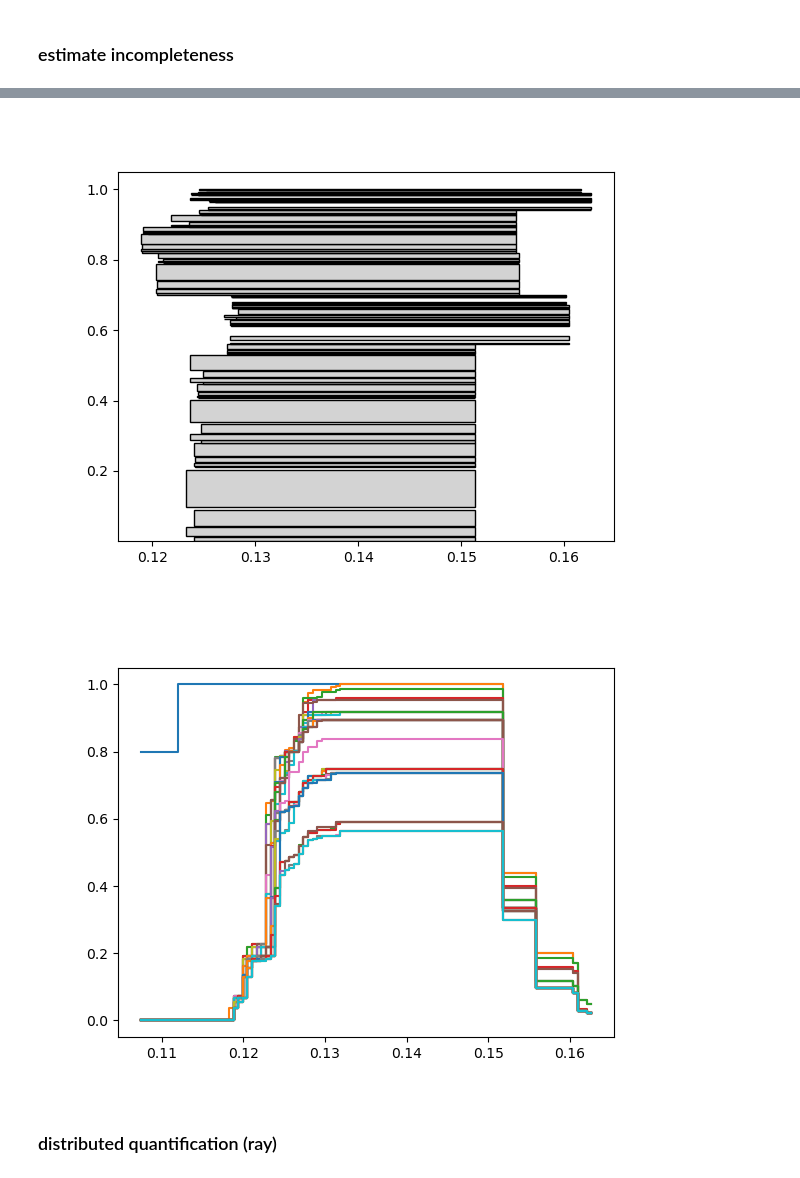
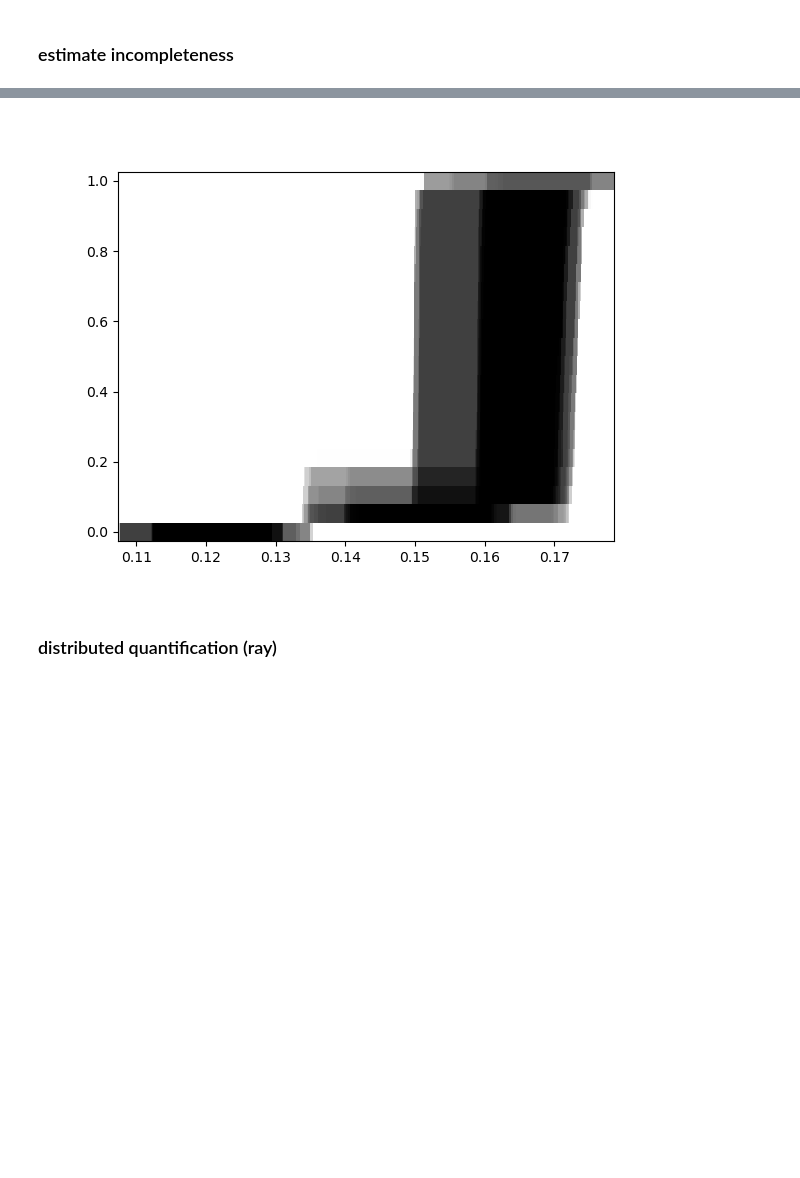
Before and after one commit to simonmarwitz/oma_uq, a Jupyter notebook: evicential_stochastic_beam.ipynb, the cells around one changed output, grey strips where cells are left out. Drawn from its saved outputs; the diff is of its cells as text; code cells hidden in the pictures; blank space fills up the shorter version.

```diff
--- a/evicential_stochastic_beam.ipynb
+++ b/evicential_stochastic_beam.ipynb
@@ -464,7 +461,7 @@ def density(samp, weights, i_stat, min_max, target_densities, bin_width=None):
     target_p = target_densities[i_stat]
     if bin_width is None: # should probably be fixed prior to optimize_inc. how?
         quantiles = weighted_quantile(samp, [0.25,0.75], weights,True)
-        bin_width = np.diff(quantiles)/np.power(len(N_mcs_ale),1/3) * 2 # fd rule
+        bin_width = np.diff(quantiles)/np.power(N_mcs_ale,1/3) * 2 # fd rule
     p_prev = 0
     it = range(N_mcs_ale)
     # if min_max==-1:
@@ -495,7 +492,7 @@ def density(samp, weights, i_stat, min_max, target_densities, bin_width=None):
             break
         p_prev = p_curr
     else: # did not find a bin with target density
-        plt.hist(samp, weights=weights, density=True, bins=150)
+        plt.hist(samp, weights=weights, density=True, bins=np.arange(samp.min(), samp.max(), bin_width))
         plt.plot(samp, densities)
         return np.nan
 
@@ -518,6 +515,15 @@ def density(samp, weights, i_stat, min_max, target_densities, bin_width=None):
 
     return (y0 * (x1 - target_p) + y1 * (target_p - x0))/(x1 - x0)
 
+def ecdf(samp, weights, i_stat, min_max, target_probabilities):
+    # requires sorted samples
+    ecdf = np.cumsum(weights)
+    # print(np.interp(target_probabilities[i_stat], ecdf,samp))
+    # plt.hist(samp, weights=weights, density=True, cumulative=True, bins=50)
+    # plt.plot(samp, ecdf)
+    # plt.plot(np.interp(target_probabilities[i_stat], ecdf,samp), target_probabilities[i_stat], ls='none', marker='x')
+
+    return np.interp(target_probabilities[i_stat], ecdf,samp)
 
 # ind = np.argsort(samp)
 # samp = samp[ind]
@@ -597,26 +654,25 @@ INFO:uncertainty.polymorphic_uncertainty:Variable ice_occ is primary and a hyper
 # %%
 # poly_uq.load_state(inc_path)
 focals_stats, focals_mass = poly_uq.focals_stats, poly_uq.focals_mass
-if True:
+if False:
     plt.figure()
     plot_focals(focals_stats[10,:,:],focals_mass, plt.gca())
 
 # display(focals_stats.shape)
 fig, ax1 = plt.subplots()
-bel_stats, pl_stats, q_stats, bins_bel = aggregate_mass(focals_stats, hyc_mass, 10, False)
+bel_stats, pl_stats, q_stats, bins_bel = aggregate_mass(focals_stats, hyc_mass, 100, False)
 # display(pl_stats.shape)
 # display(bins_bel.shape)
 n_bins_bel = bins_bel.shape[0]
-if True:
+if False:
     for i_stat in range(pl_stats.shape[0]):
         ax1.step(bins_bel, pl_stats[i_stat,:], where='post',label='plausibility ')
 elif True:
-    plt.pcolormesh(bins_bel, target_pdfs, pl_stats, cmap='Greys')
+    plt.pcolormesh(bins_bel, target_probabilities, pl_stats, cmap='Greys')
     # plt.imshow(pl_stats.T, aspect='auto', extent= (np.min(focals_stats), np.max(focals_stats), ),
     #                     cmap=cmap, origin='lower', vmin=0, vmax=1)
 # %% [output]
-[figure, old version]
+[figure, new version]
-[figure, removed]
 # %%
 poly_uq = PolyUQ(vars_ale, vars_epi, dim_ex=dim_ex)
 for ret_name in ['damp_freqs','zetas','frf']:
```
Also changed, not shown: parts of 5 cells of this notebook, 1 other file.
